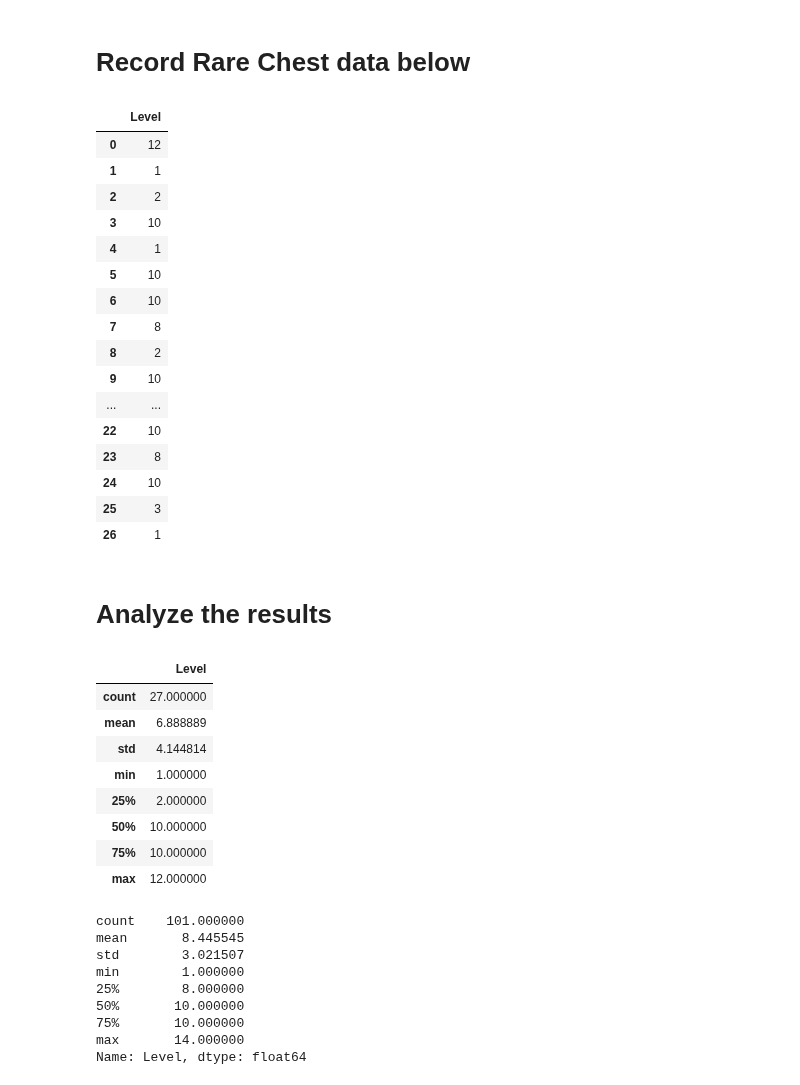
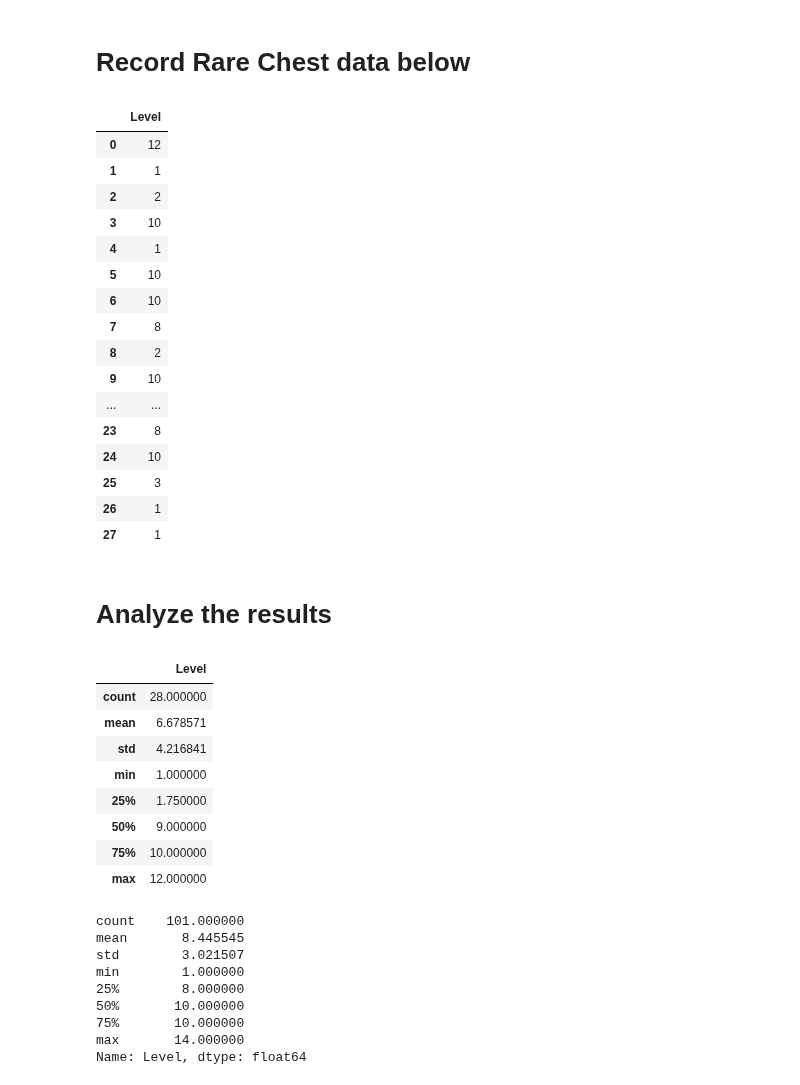
Before and after one commit to HausReport/MightyLogic, a Jupyter notebook: Notebooks/Powerfarming.ipynb, the cells around one changed output. Cells and saved outputs as stored; diff of their text form; code cells hidden in the pictures.

```diff
--- a/Notebooks/Powerfarming.ipynb
+++ b/Notebooks/Powerfarming.ipynb
@@ -168,42 +168,53 @@ df['Level'] = df['Level'].astype(int)
 # %% [markdown]
 # Record Rare Chest data below
 # %%
+#
+# Hall of Fame chests
+#
 rare_chest_levels = pd.DataFrame(
-    [12,1,2,10,1,10,10,8,2,10,10,8,10,5,10, 12, 1, 10,1, 10, 1, 10, 10,8,10, 3, 1],
+    [12,1,2,10,1,10,10,8,2,10,10,8,
+     10,5,10, 12, 1, 10,1, 10, 1, 10,
+     10,8,10, 3, 1, 1],
     columns=["Level"])
+
+#
+# Can track other chest sources, or combine them
+#
 rare_journey_rewards_levels = pd.DataFrame([10,1,1,10,8,1,10,1], columns=["Level"])
 mercenary_summon_levels = pd.DataFrame([14,3,13,10,10], columns=["Level"])
+
+# Show rare chest levels tabularly
 rare_chest_levels
 # %% [output]
 |  | Level |
 | 0 | 12 |
 | 1 | 1 |
 | 2 | 2 |
 | 3 | 10 |
 | 4 | 1 |
 | 5 | 10 |
 | 6 | 10 |
 | 7 | 8 |
 | 8 | 2 |
 | 9 | 10 |
 | ... | ... |
-| 22 | 10 |
 | 23 | 8 |
 | 24 | 10 |
 | 25 | 3 |
 | 26 | 1 |
+| 27 | 1 |
 # %% [markdown]
 # Analyze the results
 # %%
 rare_chest_levels.describe()
 # %% [output]
 |  | Level |
-| count | 27.000000 |
-| mean | 6.888889 |
-| std | 4.144814 |
+| count | 28.000000 |
+| mean | 6.678571 |
+| std | 4.216841 |
 | min | 1.000000 |
-| 25% | 2.000000 |
-| 50% | 10.000000 |
+| 25% | 1.750000 |
+| 50% | 9.000000 |
 | 75% | 10.000000 |
 | max | 12.000000 |
 # %%
```
Also changed, not shown: parts of 4 cells of this notebook.
